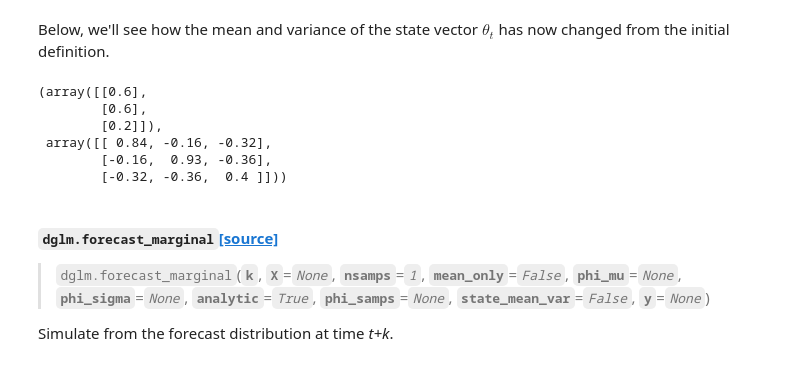
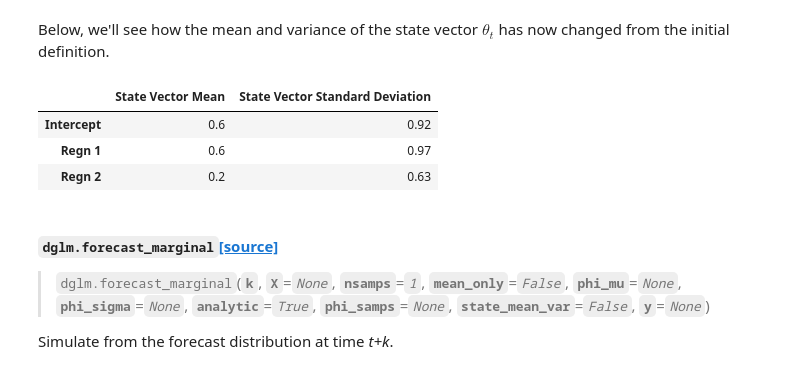
Before and after one commit to lavinei/pybats_nbdev, a Jupyter notebook: nbs/00_dglm.ipynb, the cells around one changed output. Saved outputs shown, nothing was run; the diff lists cells and outputs as text; code cells hidden in the pictures.

```diff
--- a/nbs/00_dglm.ipynb
+++ b/nbs/00_dglm.ipynb
@@ -406,16 +460,13 @@ X = np.array([1,2])
 mod.update(y = y, X = X)
 # %% [markdown]
 Below, we'll see how the mean and variance of the state vector $\theta_t$ has now changed from the initial definition.
-# %%
-np.set_printoptions(precision=2)
-mod.a, mod.R
-# %% [output]
-(array([[0.6],
-        [0.6],
-        [0.2]]),
- array([[ 0.84, -0.16, -0.32],
-        [-0.16,  0.93, -0.36],
-        [-0.32, -0.36,  0.4 ]]))
+# %%
+mod.get_coef()
+# %% [output]
+|  | State Vector Mean | State Vector Standard Deviation |
+| Intercept | 0.6 | 0.92 |
+| Regn 1 | 0.6 | 0.97 |
+| Regn 2 | 0.2 | 0.63 |
 # %%
 show_doc(dglm.forecast_marginal)
 # %% [output]
```
Also changed, not shown: parts of 6 cells of this notebook, 7 other files.
